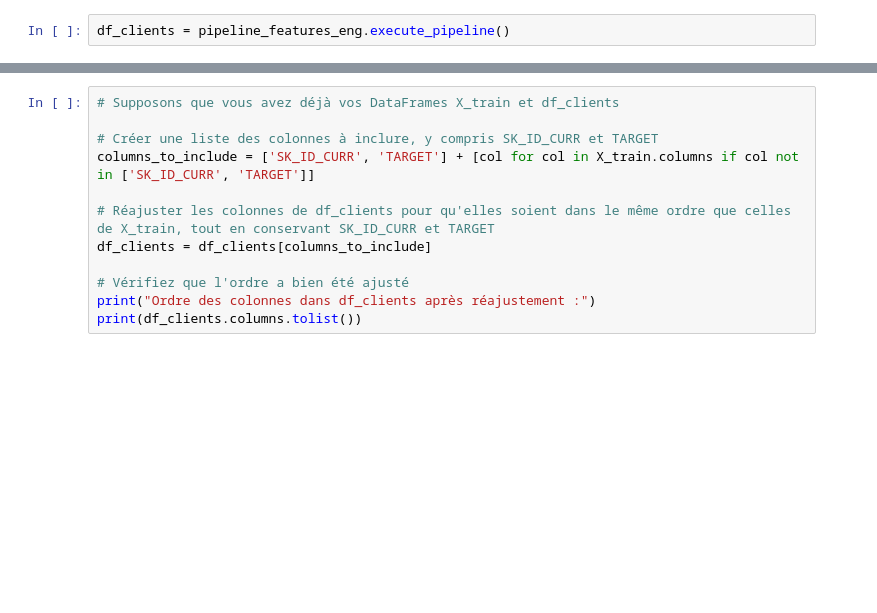
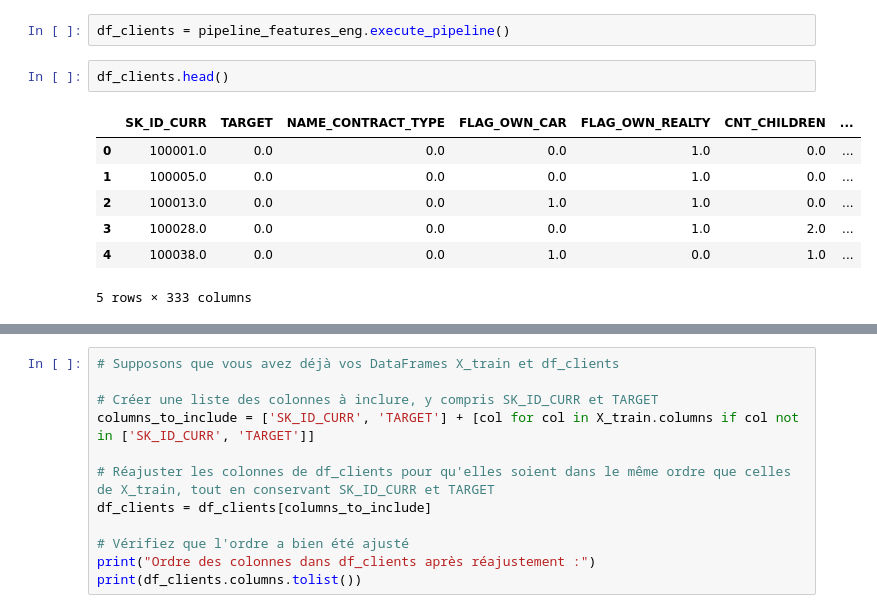
Before and after one commit to GaryMauger/P7_implementer_modele_scoring, a Jupyter notebook: Projet_7_2.ipynb, the cells around one changed output, grey strips where cells are left out. Saved outputs shown, nothing was run; the diff lists cells and outputs as text; blank space fills up the shorter version.

```diff
--- a/Projet_7_2.ipynb
+++ b/Projet_7_2.ipynb
@@ -1911,6 +1914,16 @@ data_path = "C:/Users/mauge/Documents/github/P7_implementer_modele_scoring/"
 model = mlflow.xgboost.load_model(model_path)
 # %%
 df_clients = pipeline_features_eng.execute_pipeline()
+# %%
+df_clients.head()
+# %% [output]
+|  | SK_ID_CURR | TARGET | NAME_CONTRACT_TYPE | FLAG_OWN_CAR | FLAG_OWN_REALTY | CNT_CHILDREN | ... |
+| 0 | 100001.0 | 0.0 | 0.0 | 0.0 | 1.0 | 0.0 | ... |
+| 1 | 100005.0 | 0.0 | 0.0 | 0.0 | 1.0 | 0.0 | ... |
+| 2 | 100013.0 | 0.0 | 0.0 | 1.0 | 1.0 | 0.0 | ... |
+| 3 | 100028.0 | 0.0 | 0.0 | 0.0 | 1.0 | 2.0 | ... |
+| 4 | 100038.0 | 0.0 | 0.0 | 1.0 | 0.0 | 1.0 | ... |
+5 rows × 333 columns
 # %%
 # Supposons que vous ayez un DataFrame d'entraînement appelé X_train
 # et un DataFrame des clients à vérifier appelé df_clients
```
Also changed, not shown: parts of 36 cells of this notebook, 1 other file.
